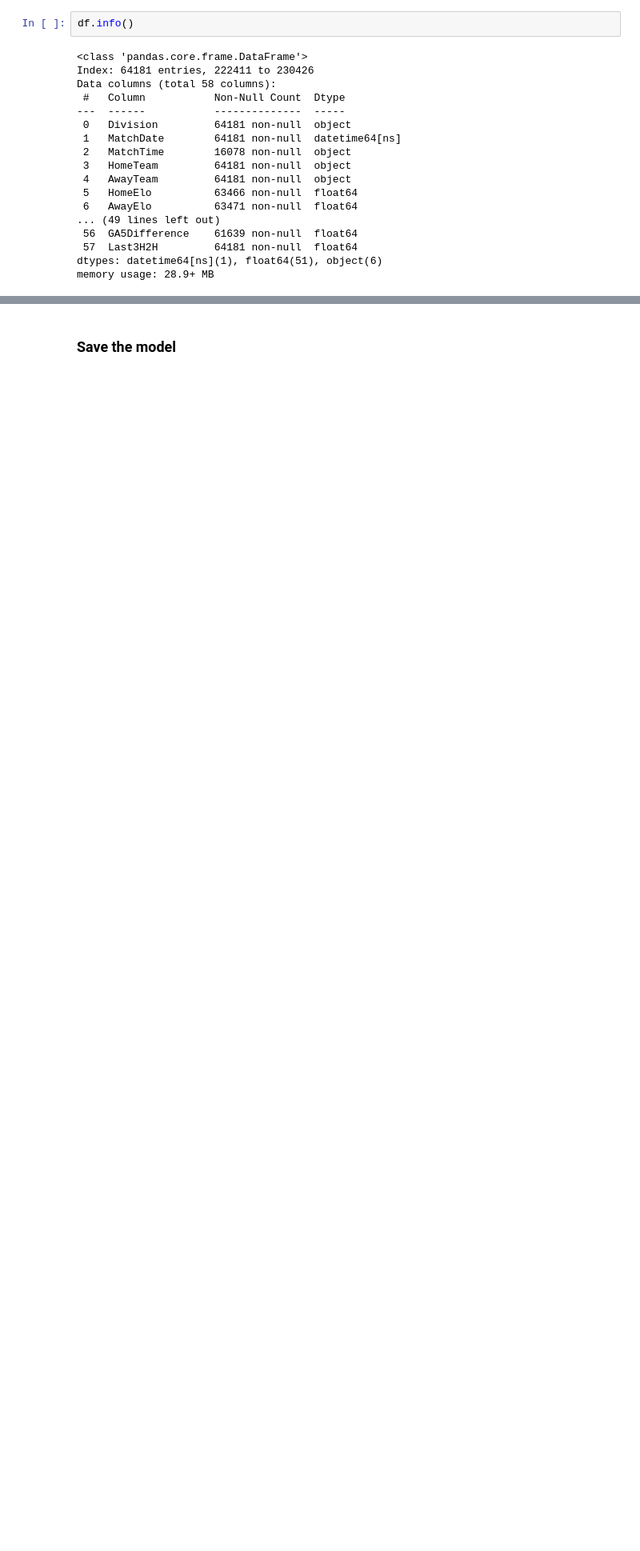
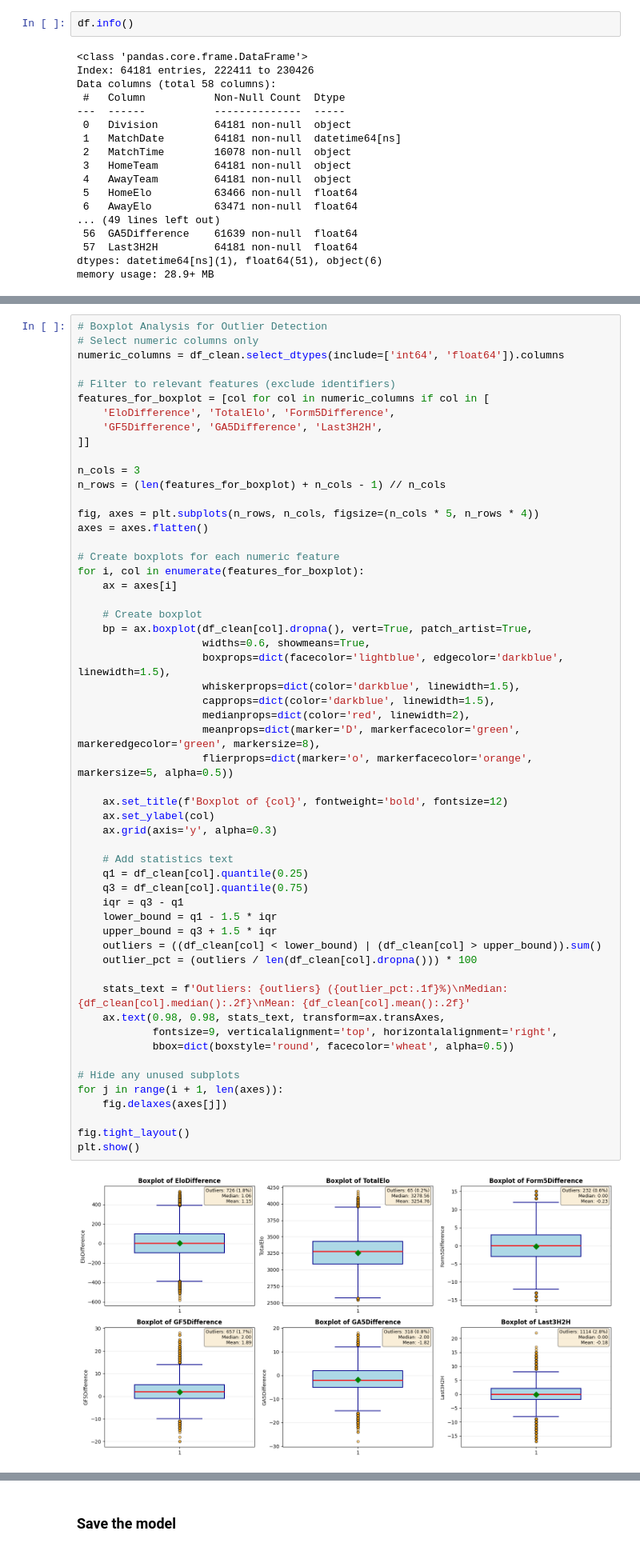
Before and after one commit to jordiestevee/Football-Outcome-Predictor, a Jupyter notebook: datawrangling&model.ipynb, the cells around one changed output, grey strips where cells are left out. Shown at 80% size. Drawn from its saved outputs; the diff is of its cells as text; blank space fills up the shorter version.

```diff
--- a/datawrangling&model.ipynb
+++ b/datawrangling&model.ipynb
@@ -683,0 +473,57 @@ Based on the feature set quality:
+# %%
+# Boxplot Analysis for Outlier Detection
+# Select numeric columns only
+numeric_columns = df_clean.select_dtypes(include=['int64', 'float64']).columns
+
+# Filter to relevant features (exclude identifiers)
+features_for_boxplot = [col for col in numeric_columns if col in [
+    'EloDifference', 'TotalElo', 'Form5Difference',
+    'GF5Difference', 'GA5Difference', 'Last3H2H',
+]]
+
+n_cols = 3
+n_rows = (len(features_for_boxplot) + n_cols - 1) // n_cols
+
+fig, axes = plt.subplots(n_rows, n_cols, figsize=(n_cols * 5, n_rows * 4))
+axes = axes.flatten()
+
+# Create boxplots for each numeric feature
+for i, col in enumerate(features_for_boxplot):
+    ax = axes[i]
+
+    # Create boxplot
+    bp = ax.boxplot(df_clean[col].dropna(), vert=True, patch_artist=True,
+                    widths=0.6, showmeans=True,
+                    boxprops=dict(facecolor='lightblue', edgecolor='darkblue', linewidth=1.5),
+                    whiskerprops=dict(color='darkblue', linewidth=1.5),
+                    capprops=dict(color='darkblue', linewidth=1.5),
+                    medianprops=dict(color='red', linewidth=2),
+                    meanprops=dict(marker='D', markerfacecolor='green', markeredgecolor='green', markersize=8),
+                    flierprops=dict(marker='o', markerfacecolor='orange', markersize=5, alpha=0.5))
+
+    ax.set_title(f'Boxplot of {col}', fontweight='bold', fontsize=12)
+    ax.set_ylabel(col)
+    ax.grid(axis='y', alpha=0.3)
+
+    # Add statistics text
+    q1 = df_clean[col].quantile(0.25)
+    q3 = df_clean[col].quantile(0.75)
+    iqr = q3 - q1
+    lower_bound = q1 - 1.5 * iqr
+    upper_bound = q3 + 1.5 * iqr
+    outliers = ((df_clean[col] < lower_bound) | (df_clean[col] > upper_bound)).sum()
+    outlier_pct = (outliers / len(df_clean[col].dropna())) * 100
+
+    stats_text = f'Outliers: {outliers} ({outlier_pct:.1f}%)\nMedian: {df_clean[col].median():.2f}\nMean: {df_clean[col].mean():.2f}'
+    ax.text(0.98, 0.98, stats_text, transform=ax.transAxes,
+            fontsize=9, verticalalignment='top', horizontalalignment='right',
+            bbox=dict(boxstyle='round', facecolor='wheat', alpha=0.5))
+
+# Hide any unused subplots
+for j in range(i + 1, len(axes)):
+    fig.delaxes(axes[j])
+
+fig.tight_layout()
+plt.show()
+# %% [output]
+[figure, added]
```
Also changed, not shown: parts of 56 cells of this notebook, 3 other files.
